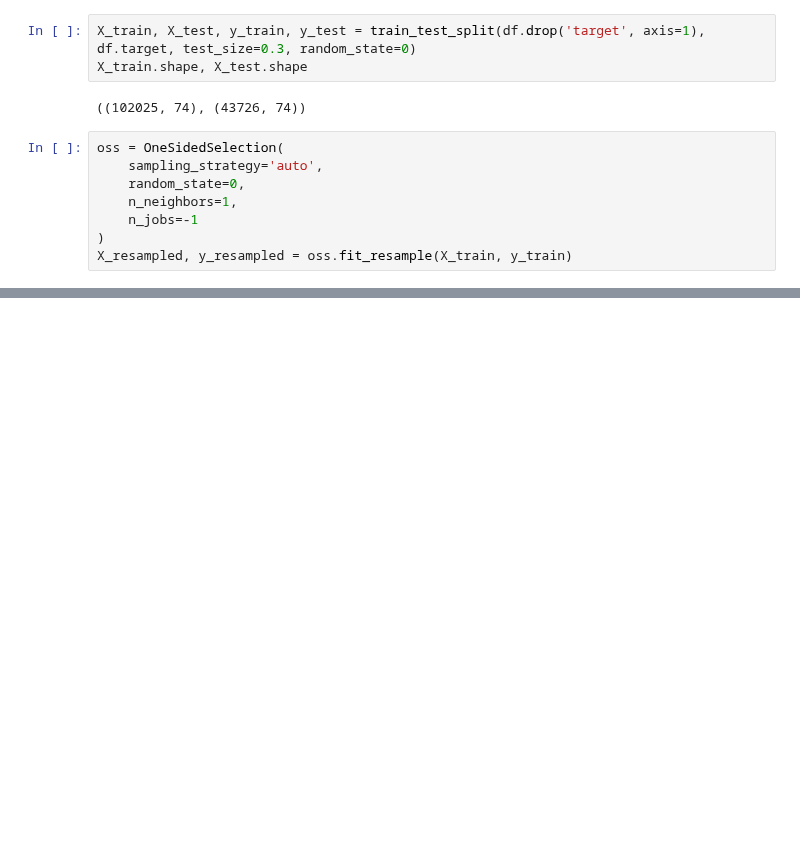
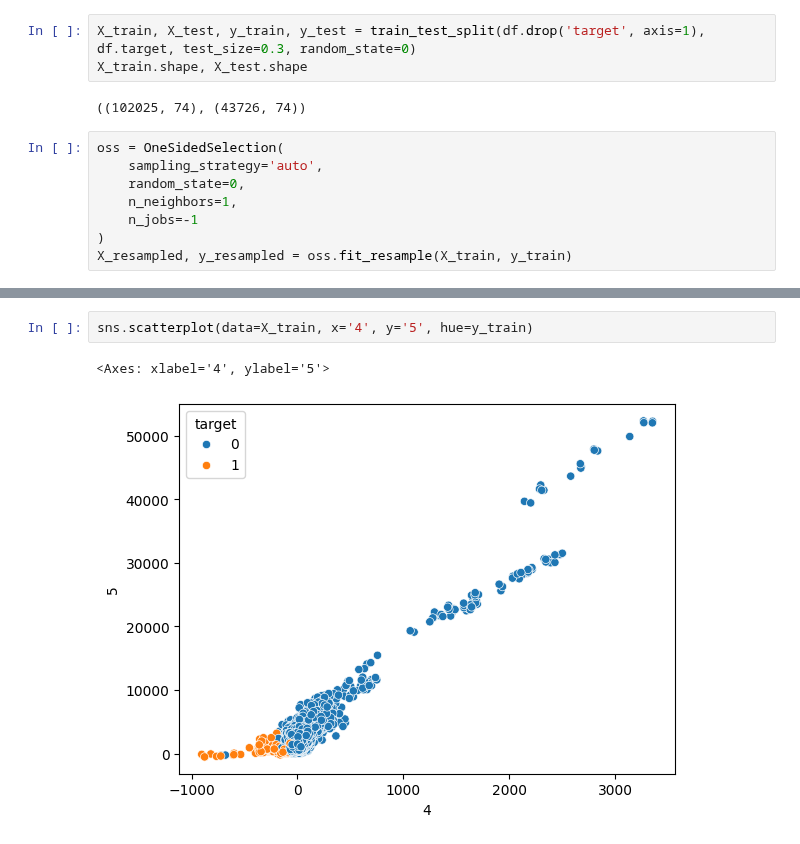
Before and after one commit to MaximillianJacob/Udemy, a Jupyter notebook: machine_learning_imbalanced_data/5_Undersampling/4_One_Sided_Selection.ipynb, the cells around one changed output, grey strips where cells are left out. Cells and saved outputs as stored; diff of their text form; blank space fills up the shorter version.

```diff
--- a/machine_learning_imbalanced_data/5_Undersampling/4_One_Sided_Selection.ipynb
+++ b/machine_learning_imbalanced_data/5_Undersampling/4_One_Sided_Selection.ipynb
@@ -210,0 +241,5 @@ X_resampled, y_resampled = oss.fit_resample(X_train, y_train)
+# %%
+sns.scatterplot(data=X_train, x='4', y='5', hue=y_train)
+# %% [output]
+<Axes: xlabel='4', ylabel='5'>
+[figure, added]
```
Also changed, not shown: parts of 16 cells of this notebook.
